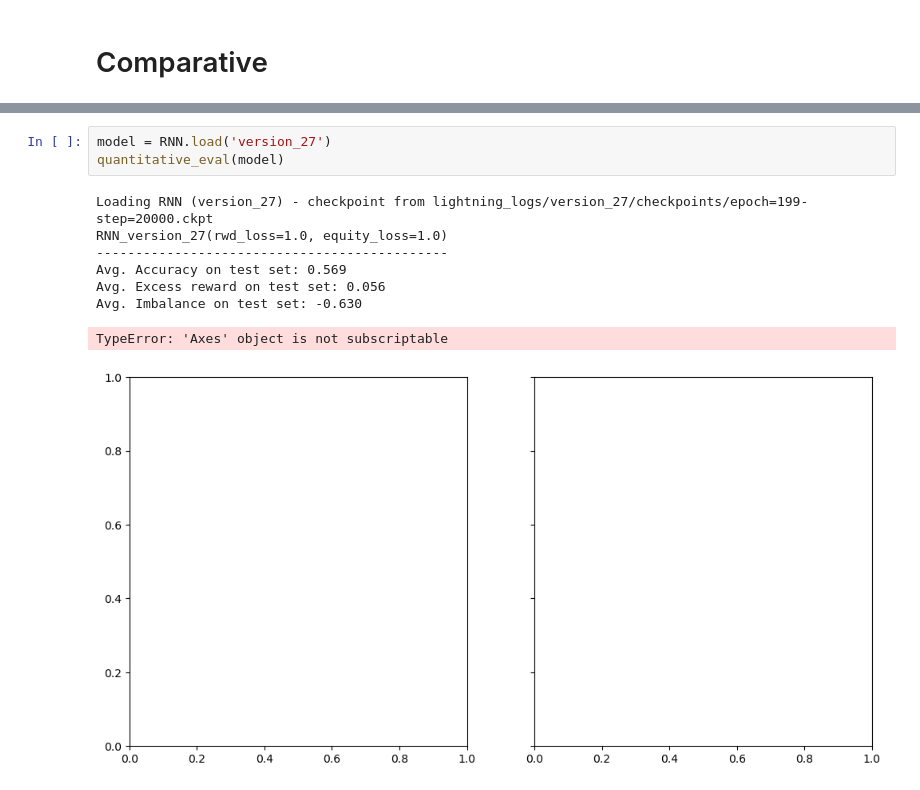
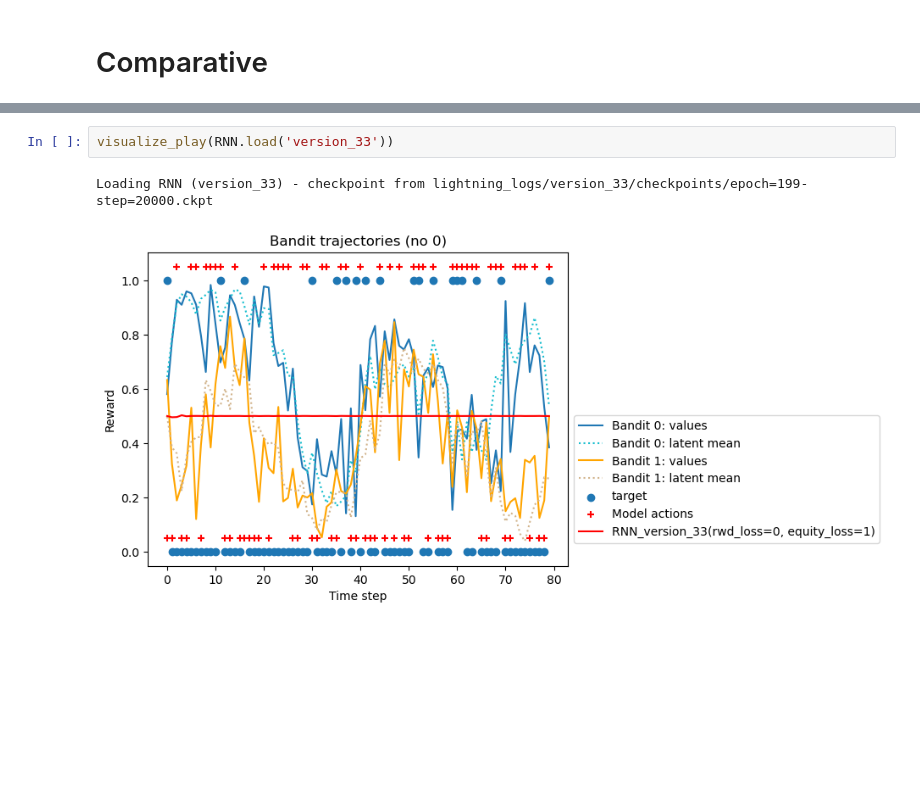
Before and after one commit to atrudel/social_bandit, a Jupyter notebook: visualization.ipynb, the cells around one changed output, grey strips where cells are left out. Cells and saved outputs as stored; diff of their text form; blank space fills up the shorter version.

```diff
--- a/visualization.ipynb
+++ b/visualization.ipynb
@@ -139,12 +150,5 @@ Avg. Imbalance on test set: -0.723
-# %%
-model = RNN.load('version_27')
-quantitative_eval(model)
-# %% [output]
-Loading RNN (version_27) - checkpoint from lightning_logs/version_27/checkpoints/epoch=199-step=20000.ckpt
-RNN_version_27(rwd_loss=1.0, equity_loss=1.0)
----------------------------------------------
-Avg. Accuracy on test set: 0.569
-Avg. Excess reward on test set: 0.056
-Avg. Imbalance on test set: -0.630
-TypeError: 'Axes' object is not subscriptable
-[figure, removed]
+# %%
+visualize_play(RNN.load('version_33'))
+# %% [output]
+Loading RNN (version_33) - checkpoint from lightning_logs/version_33/checkpoints/epoch=199-step=20000.ckpt
+[figure, added]
```
Also changed, not shown: parts of 3 cells of this notebook, 1 other file.
